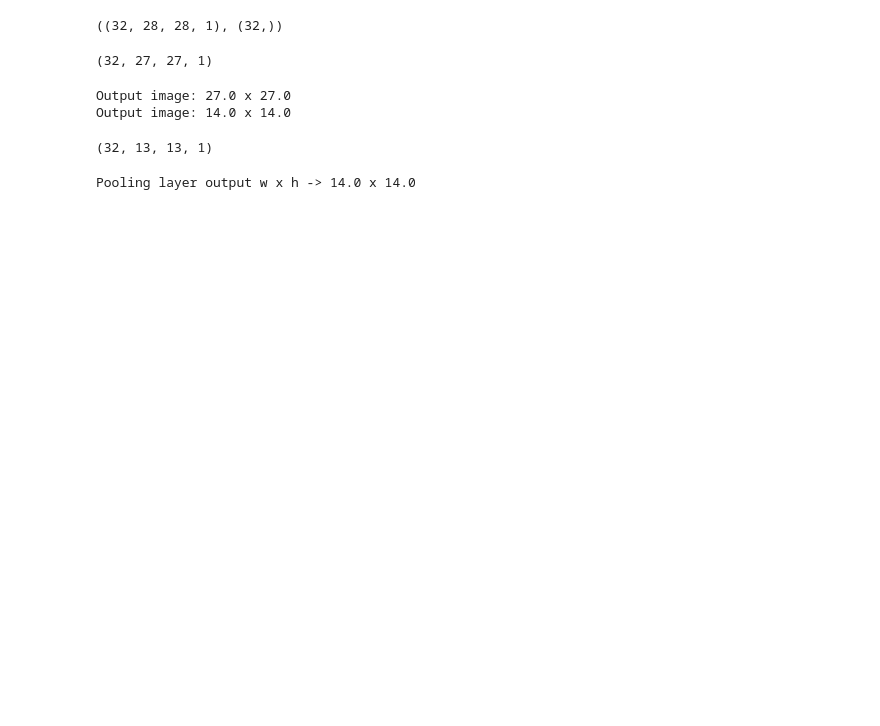
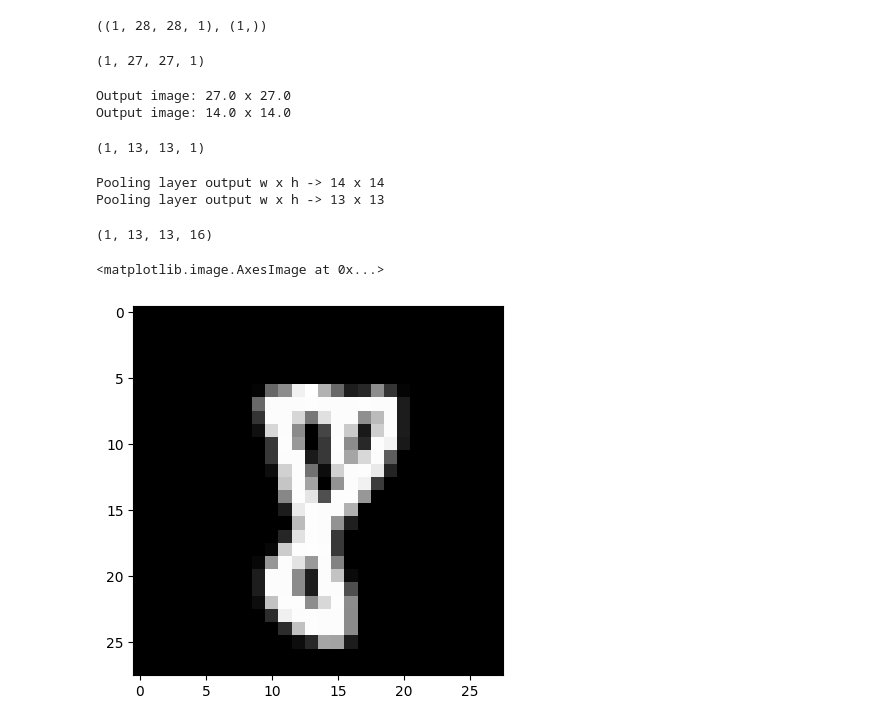
Before and after one commit to alwint3r/mlx-notebooks, a Jupyter notebook: 04-convolution.ipynb, the cells around one changed output. Drawn from its saved outputs; the diff is of its cells as text; code cells hidden in the pictures; blank space fills up the shorter version.

Commit message:
add convolution and maxpool visualization

```diff
--- a/04-convolution.ipynb
+++ b/04-convolution.ipynb
@@ -13,14 +13,14 @@ def get_streamed_data(data, batch_size=0, shuffled=True):
     stream = stream.batch(batch_size) if batch_size > 0 else stream
     return stream.prefetch(4, 2)
 # %%
-mnist_trainstream = get_streamed_data(data=mnist_train, batch_size=32, shuffled=True)
+mnist_trainstream = get_streamed_data(data=mnist_train, batch_size=1, shuffled=True)
 
 batch = next(mnist_trainstream)
 X, y = mx.array(batch["image"]), mx.array(batch["label"])
 
 X.shape, y.shape
 # %% [output]
-((32, 28, 28, 1), (32,))
+((1, 28, 28, 1), (1,))
 # %%
 # Create a convolution layer with kernel_size 2x2 and 1 stride
 conv2d = nn.Conv2d(
@@ -34,6 +34,6 @@ conv2d = nn.Conv2d(
 res = conv2d(X)
 res.shape
 # %% [output]
-(32, 27, 27, 1)
+(1, 27, 27, 1)
 # %%
 # Calculating output dimension of a Conv2d layer
@@ -62,7 +62,7 @@ pool2d = nn.MaxPool2d(kernel_size=2, stride=2)
 output = pool2d(res)
 output.shape
 # %% [output]
-(32, 13, 13, 1)
+(1, 13, 13, 1)
 # %%
 def get_pooling_layer_out_dim(width, height, stride, kernel_size, padding):
     """
@@ -70,9 +70,31 @@ def get_pooling_layer_out_dim(width, height, stride, kernel_size, padding):
     """
     w_out = ((width + 2 * padding - kernel_size) / stride) + 1
     h_out = ((height + 2 * padding - kernel_size) / stride) + 1
-    return w_out, h_out
+    return int(w_out), int(h_out)
 
 w_out, h_out = get_pooling_layer_out_dim(X.shape[1], X.shape[1], stride, kernel_size, padding)
 print(f"Pooling layer output w x h -> {w_out} x {h_out}")
+
+w_out, h_out = get_pooling_layer_out_dim(res.shape[1], res.shape[1], stride, kernel_size, padding)
+print(f"Pooling layer output w x h -> {w_out} x {h_out}")
 # %% [output]
-Pooling layer output w x h -> 14.0 x 14.0
+Pooling layer output w x h -> 14 x 14
+Pooling layer output w x h -> 13 x 13
+# %%
+conv_layer1 = nn.Sequential(
+    nn.Conv2d(in_channels=1, out_channels=16, kernel_size=2),
+    nn.ReLU(),
+    nn.MaxPool2d(kernel_size=2)
+)
+
+out = conv_layer1(X)
+out.shape
+# %% [output]
+(1, 13, 13, 16)
+# %%
+import matplotlib.pyplot as plt
+
+plt.imshow(X.squeeze(), cmap="gray")
+# %% [output]
+<matplotlib.image.AxesImage at 0x...>
+[figure, added]
```
Also changed, not shown: parts of 4 cells of this notebook.
